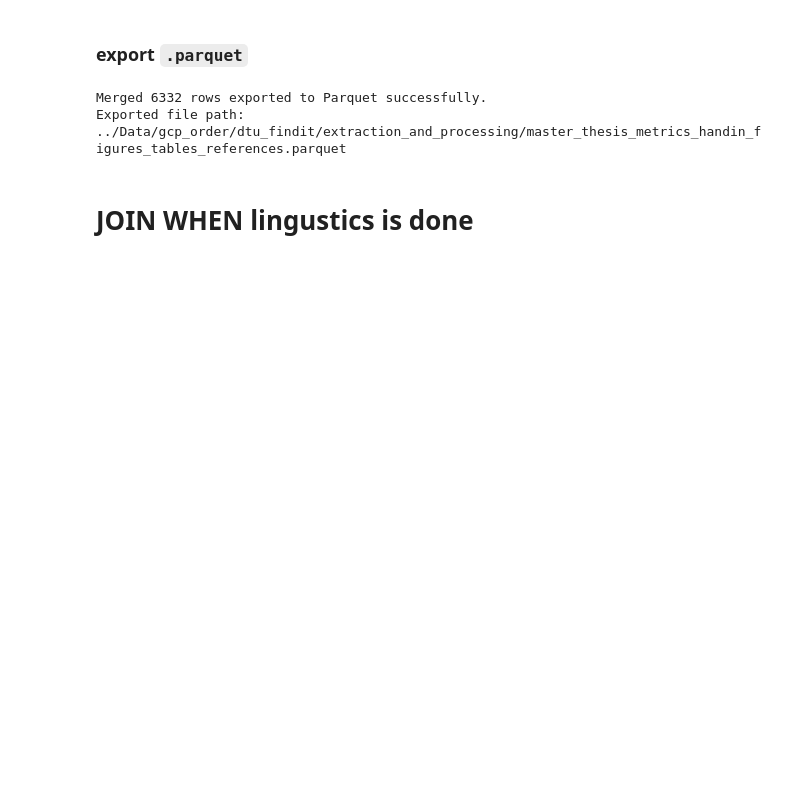
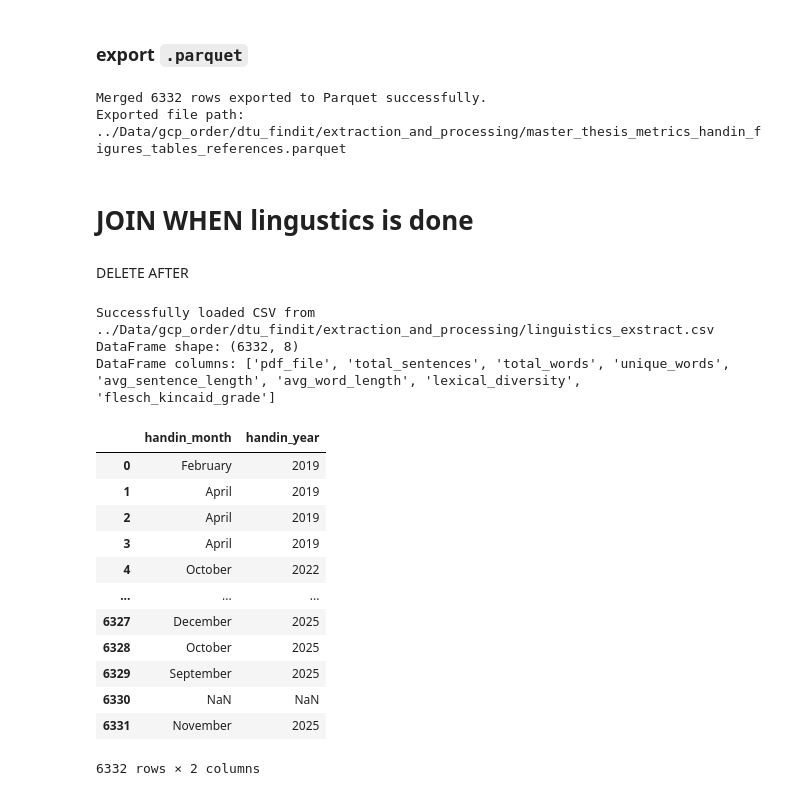
Before and after one commit to OliverKviat/Thesis_OCR, a Jupyter notebook: exstraction_more_from_pdf/master_df_joiner.ipynb, the cells around one changed output. Cells and saved outputs as stored; diff of their text form; code cells hidden in the pictures; blank space fills up the shorter version.

```diff
--- a/exstraction_more_from_pdf/master_df_joiner.ipynb
+++ b/exstraction_more_from_pdf/master_df_joiner.ipynb
@@ -170,3 +170,15 @@ if export == "y":
     print(f"Exported file path: {Path(data_folder) / 'master_thesis_metrics_handin_figures_tables_references.parquet'}")
 else:
     print("Export skipped.")
+# %% [markdown]
+DELETE AFTER
+# %%
+csv_path_lingustics = Path(data_folder) / file_lingustics
+df_lingustics = load_csv_to_df(csv_path_lingustics, sep=",")
+
+# load the previously merged DataFrame (.parquet)
+master_thesis_metrics_handin_figures_tables_references = pd.read_parquet(Path(data_folder) / "master_thesis_metrics_handin_figures_tables_references.parquet")
+# %% [output]
+Successfully loaded CSV from ../Data/gcp_order/dtu_findit/extraction_and_processing/linguistics_exstract.csv
+DataFrame shape: (6332, 8)
+DataFrame columns: ['pdf_file', 'total_sentences', 'total_words', 'unique_words', 'avg_sentence_length', 'avg_word_length', 'lexical_diversity', 'flesch_kincaid_grade']
@@ -172,0 +189,16 @@ else:
+# %%
+display(df_handin_year_month)
+# %% [output]
+|  | handin_month | handin_year |
+| 0 | February | 2019 |
+| 1 | April | 2019 |
+| 2 | April | 2019 |
+| 3 | April | 2019 |
+| 4 | October | 2022 |
+| ... | ... | ... |
+| 6327 | December | 2025 |
+| 6328 | October | 2025 |
+| 6329 | September | 2025 |
+| 6330 | NaN | NaN |
+| 6331 | November | 2025 |
+6332 rows × 2 columns
```
Also changed, not shown: parts of 3 cells of this notebook, 6 other files.
